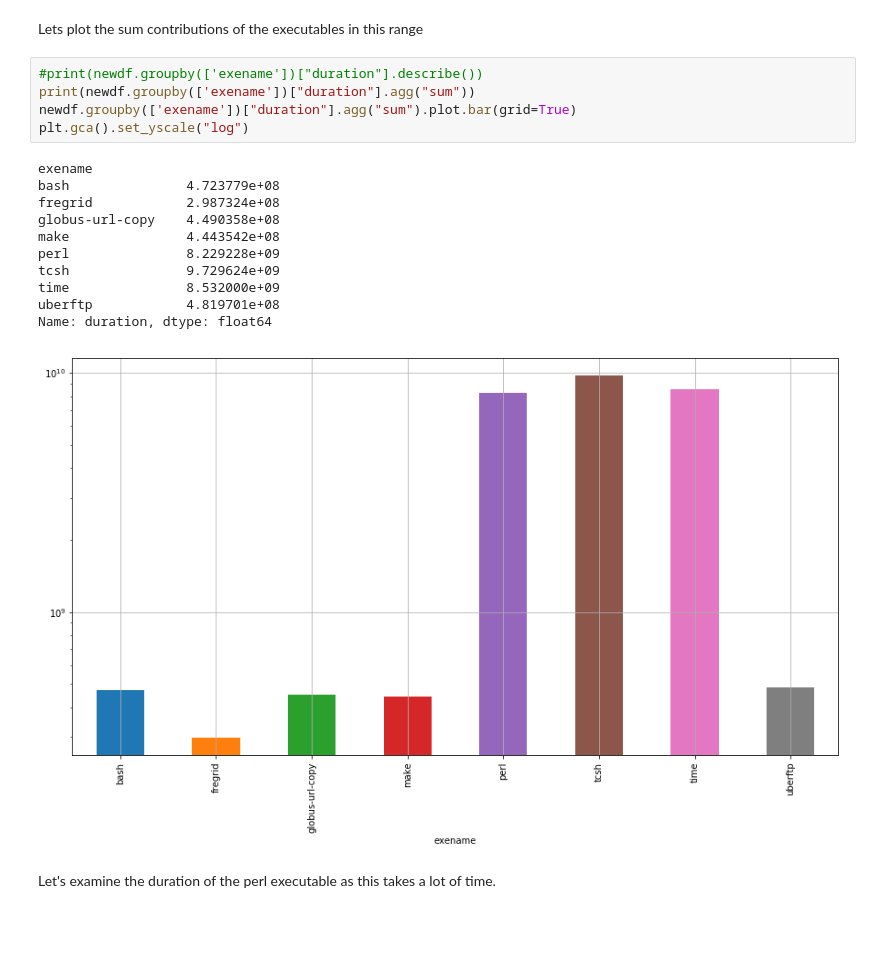
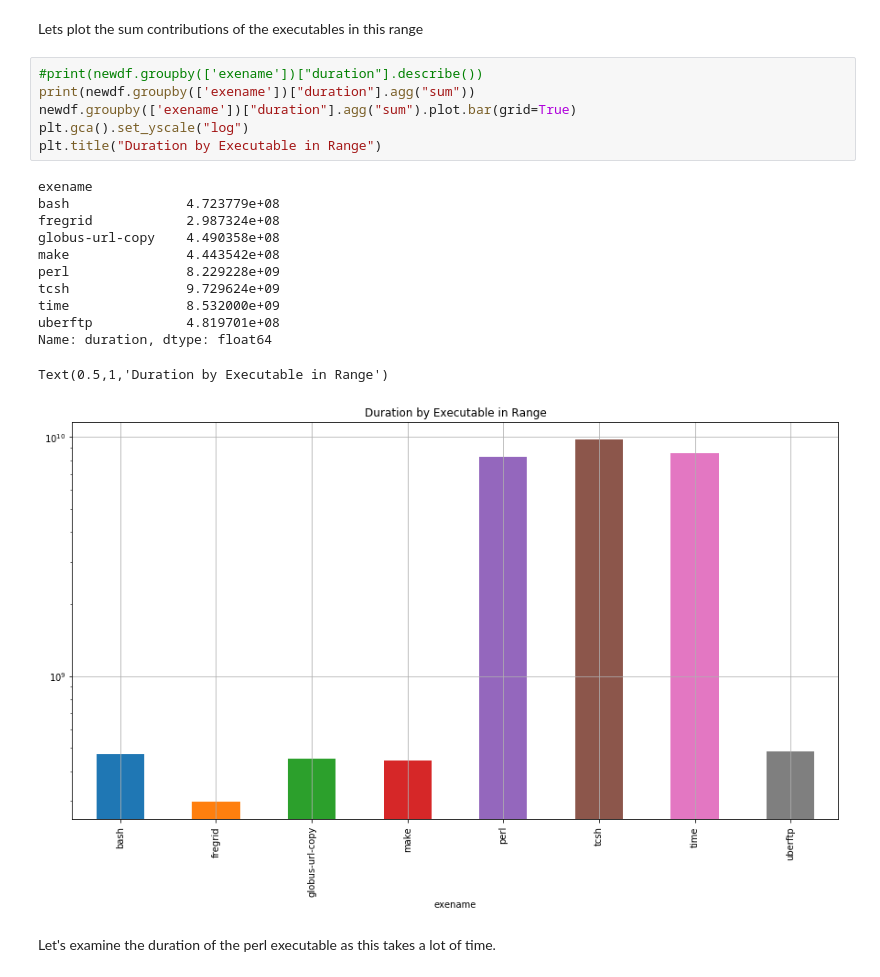
Before and after one commit to ilaflott/epmt, a Jupyter notebook: EPMT.ipynb, the cells around one changed output. Saved outputs shown, nothing was run; the diff lists cells and outputs as text; blank space fills up the shorter version.

```diff
--- a/EPMT.ipynb
+++ b/EPMT.ipynb
@@ -115,19 +163,21 @@ Lets plot the sum contributions of the executables in this range
 # %%
 #print(newdf.groupby(['exename'])["duration"].describe())
 print(newdf.groupby(['exename'])["duration"].agg("sum"))
 newdf.groupby(['exename'])["duration"].agg("sum").plot.bar(grid=True)
 plt.gca().set_yscale("log")
+plt.title("Duration by Executable in Range")
 # %% [output]
 exename
 bash               4.723779e+08
 fregrid            2.987324e+08
 globus-url-copy    4.490358e+08
 make               4.443542e+08
 perl               8.229228e+09
 tcsh               9.729624e+09
 time               8.532000e+09
 uberftp            4.819701e+08
 Name: duration, dtype: float64
+Text(0.5,1,'Duration by Executable in Range')
-[figure, old version]
+[figure, new version]
 # %% [markdown]
 Let's examine the duration of the perl executable as this takes a lot of time.
```
Also changed, not shown: parts of 25 cells of this notebook, 1 other file.
